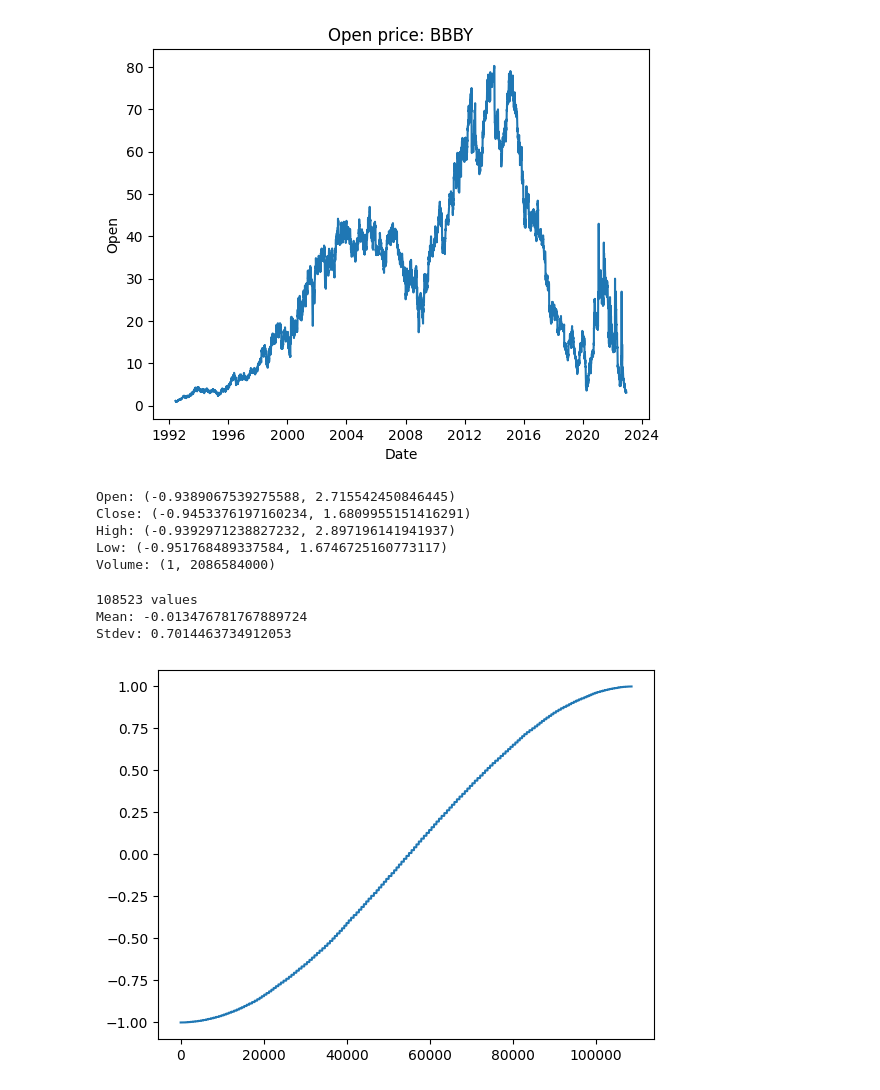
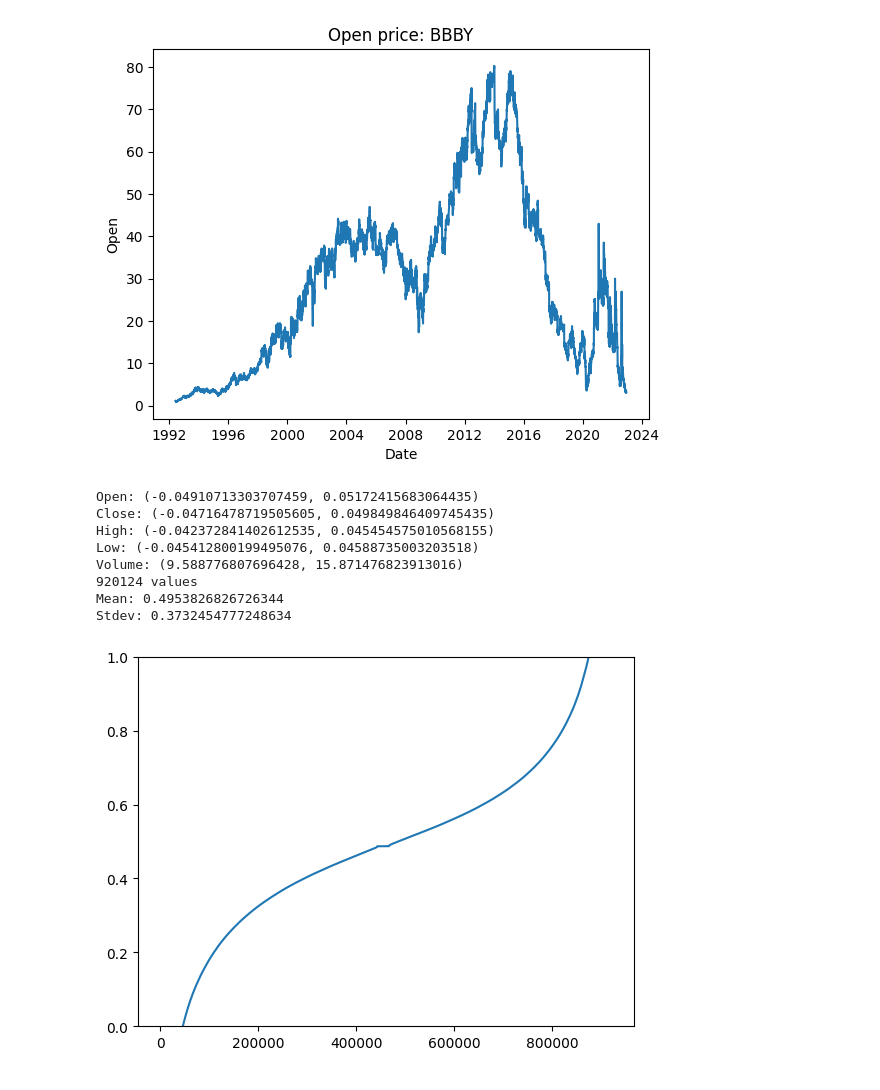
Before and after one commit to wolny33/ML-Trading, a Jupyter notebook: ml-trading.ipynb, the cells around one changed output. Cells and saved outputs as stored; diff of their text form; code cells hidden in the pictures.

```diff
--- a/ml-trading.ipynb
+++ b/ml-trading.ipynb
@@ -118,7 +112,7 @@ class Features:
         self.close = np.array(data["Close"].pct_change()[1:])
         self.high = np.array(data["High"].pct_change()[1:])
         self.low = np.array(data["Low"].pct_change()[1:])
-        self.volume = np.array(data["Volume"])[1:]
+        self.volume = np.log(np.array(data["Volume"]))[1:]
         self.day_of_week = (np.array(data["Date"].dt.dayofweek) / 6)[1:]
         self.day_of_year_sin = np.sin(2* np.pi * data["Date"].dt.dayofyear / 366)[1:]
         self.day_of_year_cos = np.cos(2* np.pi * data["Date"].dt.dayofyear / 366)[1:]
@@ -131,13 +125,13 @@ class FeatureEncoder:
         self._low_scaler = Scaler(0, 1)
         self._volume_scaler = Scaler(0, 1)
 
-    def fit(self, data):
-        features = Features(data)
-        self._open_scaler.fit(features.open)
-        self._close_scaler.fit(features.close)
-        self._high_scaler.fit(features.high)
-        self._low_scaler.fit(features.low)
-        self._volume_scaler.fit(features.volume)
+    def fit(self, datasets):
+        features = [Features(data) for data in datasets]
+        self._open_scaler.fit(np.concatenate([f.open for f in features]))
+        self._close_scaler.fit(np.concatenate([f.close for f in features]))
+        self._high_scaler.fit(np.concatenate([f.high for f in features]))
+        self._low_scaler.fit(np.concatenate([f.low for f in features]))
+        self._volume_scaler.fit(np.concatenate([f.volume for f in features]))
 
     def encode(self, data):
         """
@@ -227,8 +221,7 @@ def load_datasets(number, training_limit='2022-06-12'):
 # %%
 def datasets_to_training_data(datasets, days_in, days_out):
     encoder = FeatureEncoder()
-    for _, dataset in datasets.items():
-        encoder.fit(dataset)
+    encoder.fit([dataset for dataset in datasets.values()])
 
     train_sets = []
     test_sets = []
@@ -293,33 +286,34 @@ def calculate_weights(xs, ys, eps, show=False):
 days_in = 10
 days_out = 5
 
-train_datasets, validation_datasets = load_datasets(30, training_limit='2021-12-12')
+train_datasets, validation_datasets = load_datasets(250, training_limit='2021-12-12')
 train_x, train_y, test_x, test_y, encoder = datasets_to_training_data(train_datasets, days_in, days_out)
 validation_x, validation_y = datasets_to_validation_data(validation_datasets, days_in, days_out, encoder)
-# %%
-encoder.print_scaler_ranges()
-# %% [output]
-Open: (-0.9389067539275588, 2.715542450846445)
-Close: (-0.9453376197160234, 1.6809955151416291)
-High: (-0.9392971238827232, 2.897196141941937)
-Low: (-0.951768489337584, 1.6746725160773117)
-Volume: (1, 2086584000)
 # %%
+encoder.print_scaler_ranges()
+
 values = []
 for dataset in train_datasets.values():
-    values.extend(encoder.encode(dataset)[:,7])
+    values.extend(encoder.encode(dataset)[:,0])
 
 print(f"{len(values)} values")
 print(f"Mean: {np.mean(values)}")
 print(f"Stdev: {np.std(values)}")
 
 t = [i for i in range(len(values))]
 plt.plot(t, sorted(values))
+
+plt.ylim([0, 1])
 plt.show()
 # %% [output]
-108523 values
-Mean: -0.013476781767889724
-Stdev: 0.7014463734912053
+Open: (-0.04910713303707459, 0.05172415683064435)
+Close: (-0.04716478719505605, 0.049849846409745435)
+High: (-0.042372841402612535, 0.045454575010568155)
+Low: (-0.045412800199495076, 0.04588735003203518)
+Volume: (9.588776807696428, 15.871476823913016)
+920124 values
+Mean: 0.4953826826726344
+Stdev: 0.3732454777248634
-[figure, old version]
+[figure, new version]
 # %%
 batch = 2048
```
Also changed, not shown: parts of 9 cells of this notebook, 20 other files.
